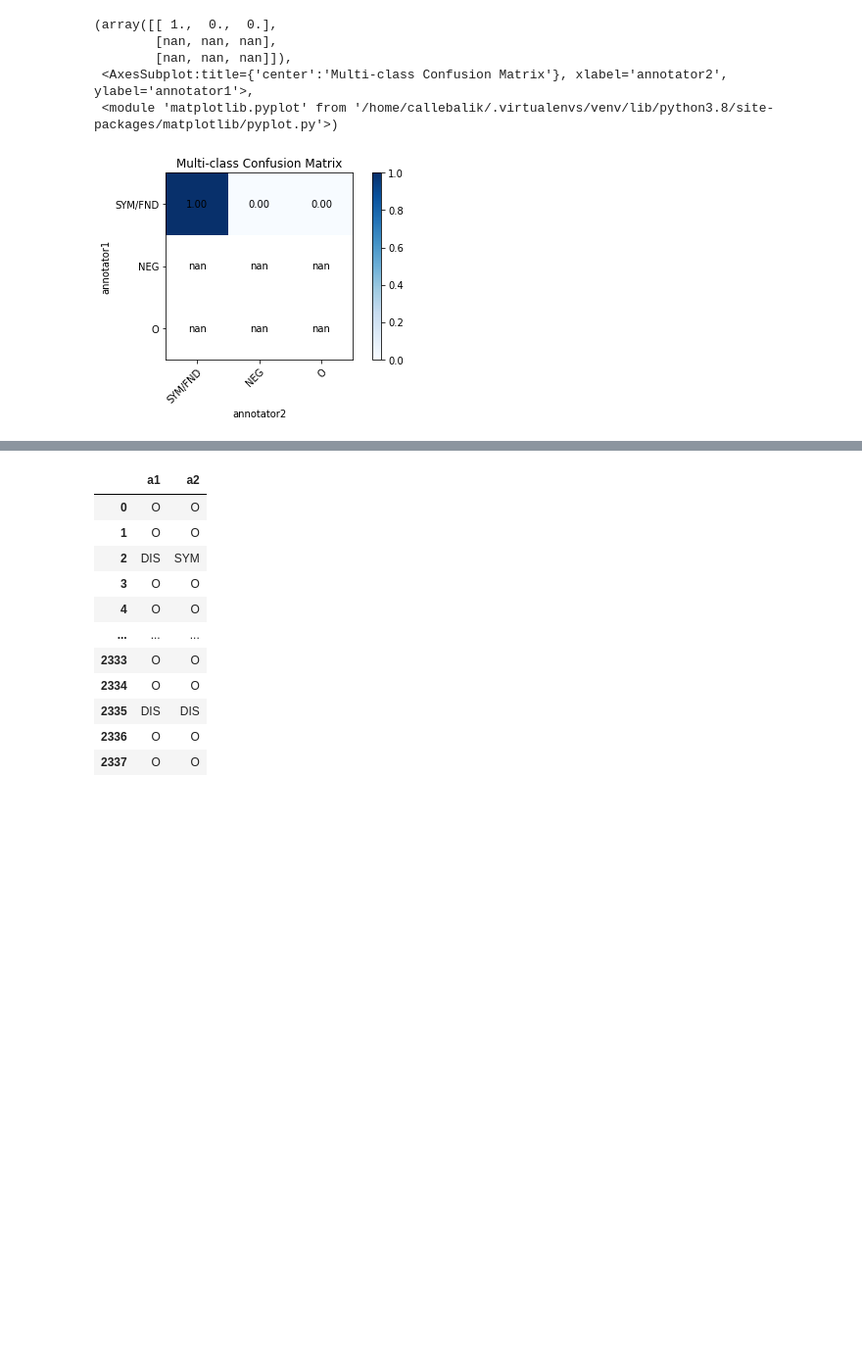
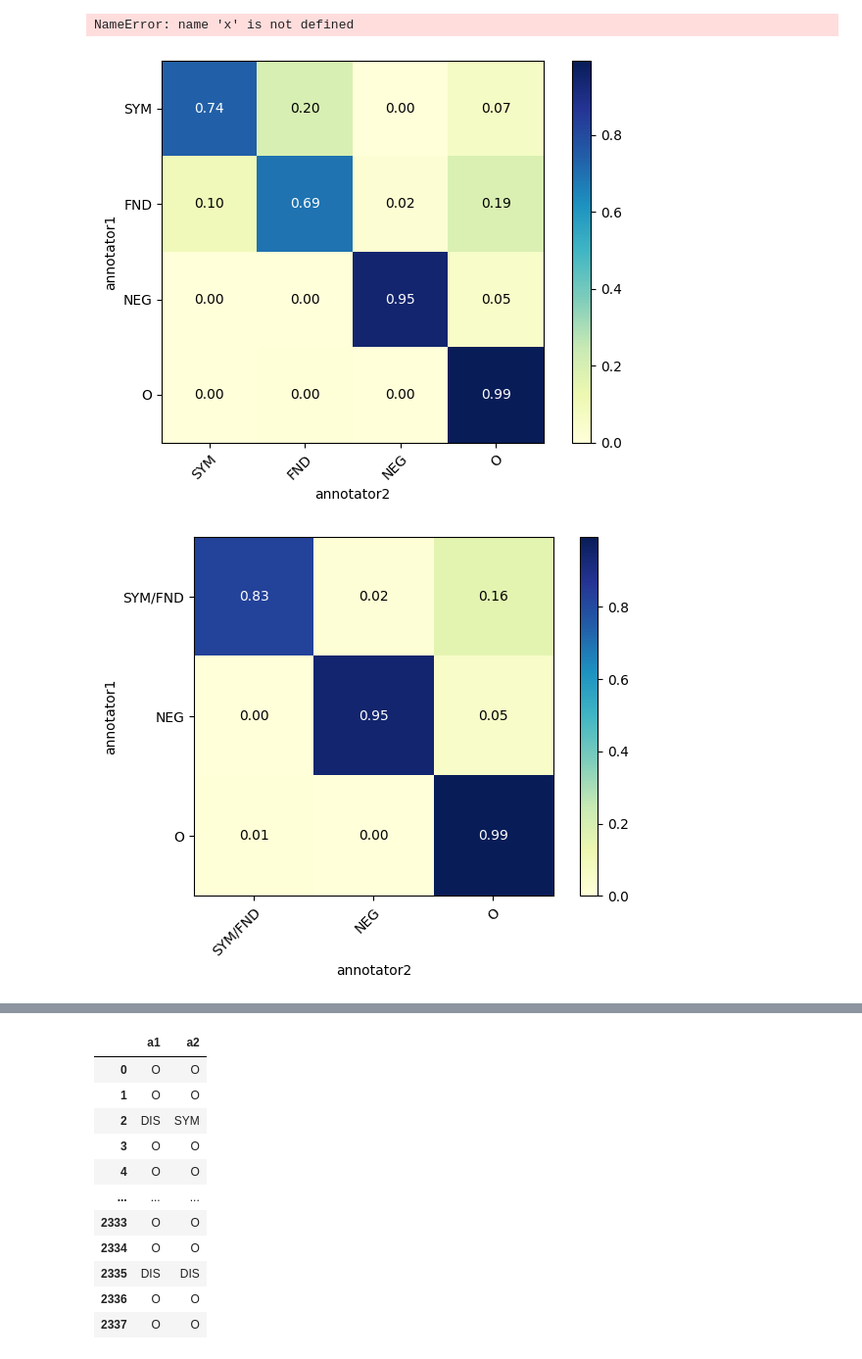
Before and after one commit to callebalik/clinical_NLP_SE, a Jupyter notebook: scripts/confusion_matrix_plot.ipynb, the cells around one changed output, grey strips where cells are left out. Shown at 98% size. Saved outputs shown, nothing was run; the diff lists cells and outputs as text; code cells hidden in the pictures; blank space fills up the shorter version.

```diff
--- a/scripts/confusion_matrix_plot.ipynb
+++ b/scripts/confusion_matrix_plot.ipynb
@@ -162,16 +141,57 @@ See the caveats in the documentation: https://pandas.pydata.org/pandas-docs/stab
 |  | 239 | blödning | I-FND | I-FND | FND | FND | SYM/FND | SYM/FND |
 |  | 252 | febril | B-FND | B-FND | FND | FND | SYM/FND | SYM/FND |
 174 rows × 7 columns
-# %%
-from plot_confusion_matrix import plot_confusion_matrix
-
-classes = ["SYM/FND","NEG","O"]
-
-plot_confusion_matrix(df_sfno.A1_sf, df_sfno.A2_sf, classes=classes, normalize=True, xlabel="annotator2", ylabel="annotator1")
-# %% [output]
-(array([[ 1.,  0.,  0.],
-        [nan, nan, nan],
-        [nan, nan, nan]]),
- <AxesSubplot:title={'center':'Multi-class Confusion Matrix'}, xlabel='annotator2', ylabel='annotator1'>,
- <module 'matplotlib.pyplot' from '/home/callebalik/.virtualenvs/venv/lib/python3.8/site-packages/matplotlib/pyplot.py'>)
-[figure, removed]
+# %%
+from plot_confusion_matrix import plot_confusion_matrix
+from matplotlib import pyplot as plt
+from matplotlib import cm
+from matplotlib.colors import ListedColormap, LinearSegmentedColormap
+import matplotlib as mpl
+top = cm.get_cmap('Oranges_r', 128)
+bottom = cm.get_cmap('Blues', 128)
+
+newcolors = np.vstack((top(np.linspace(0, 1, 128)),
+                       bottom(np.linspace(0, 1, 128))))
+newcmp = ListedColormap(newcolors, name='OrangeBlue')
+
+viridisBig = cm.get_cmap('viridis_r', 512)
+viridis_new = ListedColormap(viridisBig(np.linspace(0.15, 1, 256)))
+
+viridis = cm.get_cmap('viridis', 256)
+newcolors = viridis(np.linspace(0, 1, 256))
+pink = np.array([248/256, 24/256, 148/256, 1])
+newcolors[:5, :] = pink
+newcmp = ListedColormap(newcolors)
+
+coolw = cm.get_cmap('coolwarm', 512)
+coolw_new = ListedColormap(coolw(np.linspace(0.15, 1, 256)))
+
+color = coolw_new
+color = plt.cm.YlGnBu
+# color = plt.cm.coo
+
+mpl.style.use("default")
+
+
+classes1 = ["SYM", "FND","NEG","O"]
+classes2 = ["SYM/FND","NEG","O"]
+
+
+cm1, ax1, fig1 = plot_confusion_matrix(df_sfno.A1, df_sfno.A2, classes=classes1, normalize=True, xlabel="annotator2", ylabel="annotator1", cmap=color, title=None)
+cm2, ax2, fig2 = plot_confusion_matrix(df_sfno.A1_sf, df_sfno.A2_sf, classes=classes2, normalize=True, xlabel="annotator2", ylabel="annotator1", cmap=color, title=None)
+
+fig1, ax1 = plt.subplots()
+# fig, axes = plt.subplots(ncols=2, figsize=(8, 4))
+
+ax.plot(x, y)
+ax.set_title('A single plot')
+
+# fig.colorbar(im1, ax=ax1)
+# fig.colorbar(im2, ax=ax2)
+
+
+plt.savefig(f"{DATA}/processed/IAA_SYM_FND", bbox_inches='tight')
+# %% [output]
+NameError: name 'x' is not defined
+[figure, added]
+[figure, added]
```
Also changed, not shown: parts of 10 cells of this notebook, 2 other files.
